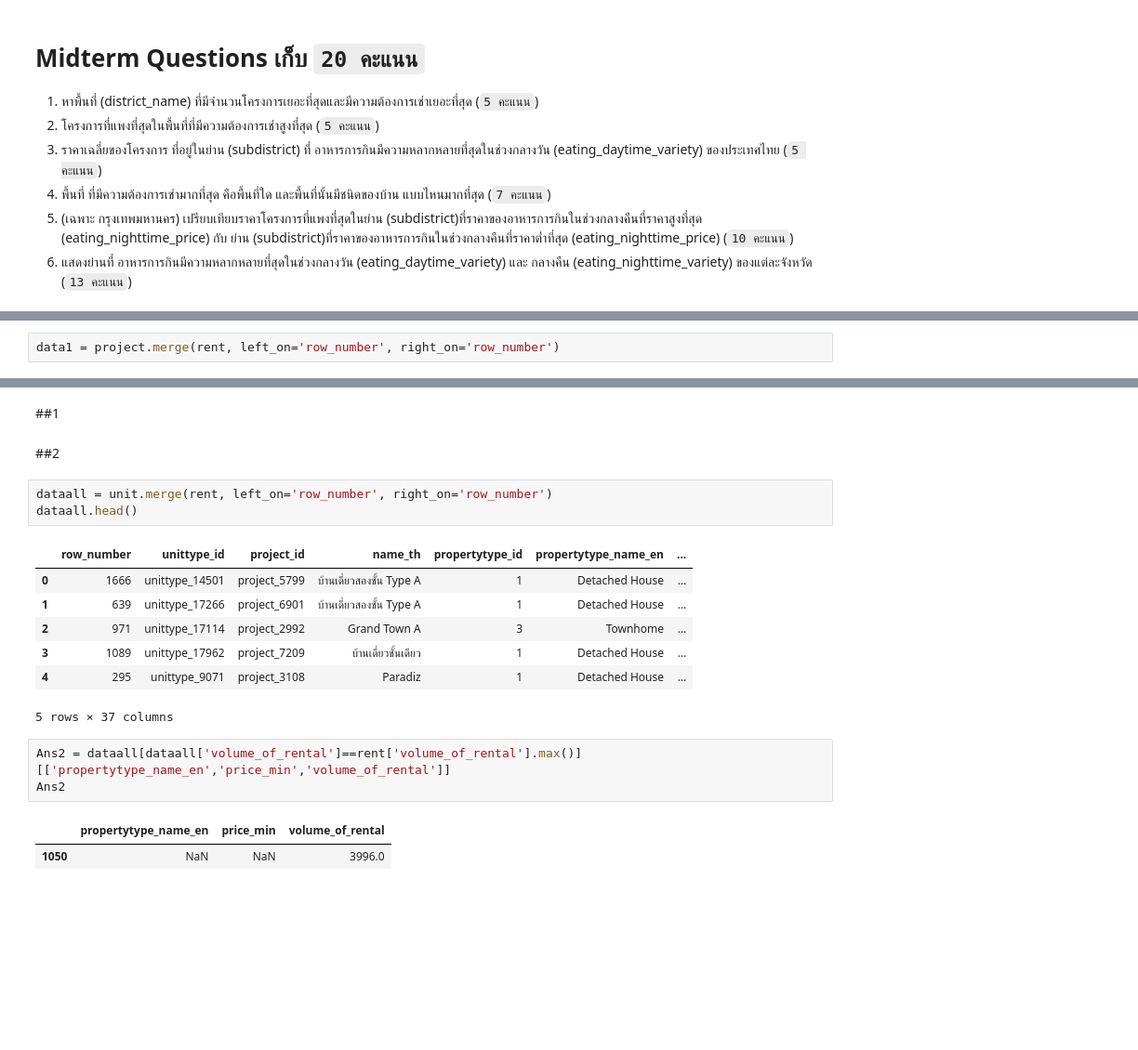
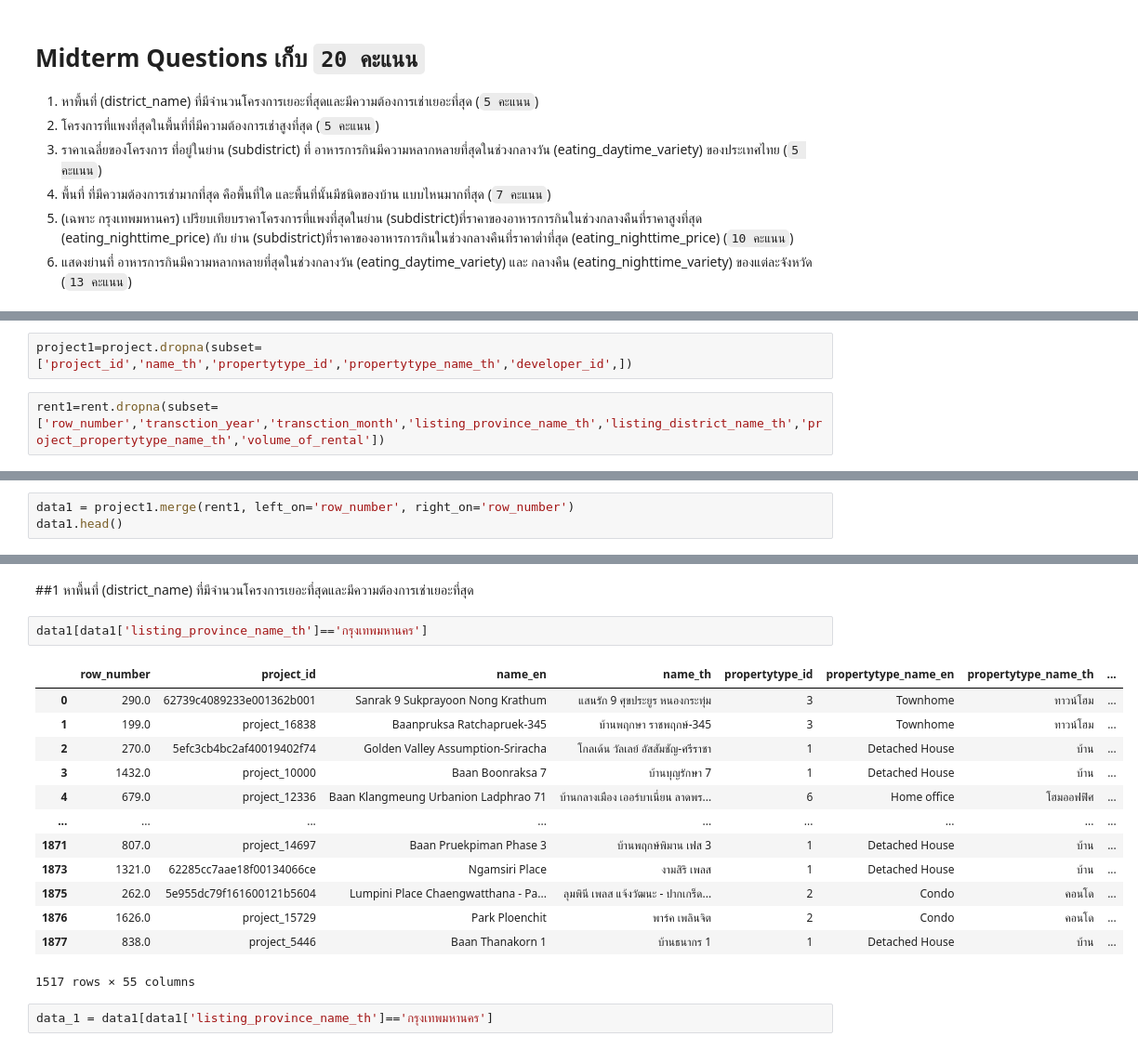
Before and after one commit to TungSoPon/BasicProg_DataViz65, a Jupyter notebook: midterm65.ipynb, the cells around one changed output, grey strips where cells are left out. Shown at 93% size. Cells and saved outputs as stored; diff of their text form; blank space fills up the shorter version.

```diff
--- a/midterm65.ipynb
+++ b/midterm65.ipynb
@@ -84,0 +87,4 @@ dataall = pd.concat([project,rent])
+# %%
+project1=project.dropna(subset=['project_id','name_th','propertytype_id','propertytype_name_th','developer_id',])
+# %%
+rent1=rent.dropna(subset=['row_number','transction_year','transction_month','listing_province_name_th','listing_district_name_th','project_propertytype_name_th','volume_of_rental'])
@@ -84,0 +93,3 @@ dataall = pd.concat([project,rent])
+# %%
+data1 = project1.merge(rent1, left_on='row_number', right_on='row_number')
+data1.head()
@@ -163,2 +141,0 @@ project.merge(rent, left_on='row_number', right_on='row_number')
-# %%
-data1 = project.merge(rent, left_on='row_number', right_on='row_number')
@@ -181,21 +142,20 @@ Name: name_en, Length: 1878, dtype: object
-# %% [markdown]
-##1
-# %% [markdown]
-##2
-# %%
-dataall = unit.merge(rent, left_on='row_number', right_on='row_number')
-dataall.head()
-# %% [output]
-|  | row_number | unittype_id | project_id | name_th | propertytype_id | propertytype_name_en | ... |
-| 0 | 1666 | unittype_14501 | project_5799 | บ้านเดี่ยวสองชั้น Type A | 1 | Detached House | ... |
-| 1 | 639 | unittype_17266 | project_6901 | บ้านเดี่ยวสองชั้น Type A | 1 | Detached House | ... |
-| 2 | 971 | unittype_17114 | project_2992 | Grand Town A | 3 | Townhome | ... |
-| 3 | 1089 | unittype_17962 | project_7209 | บ้านเดี่ยวชั้นเดียว | 1 | Detached House | ... |
-| 4 | 295 | unittype_9071 | project_3108 | Paradiz | 1 | Detached House | ... |
-5 rows × 37 columns
-# %%
-Ans2 = dataall[dataall['volume_of_rental']==rent['volume_of_rental'].max()][['propertytype_name_en','price_min','volume_of_rental']]
-Ans2
-# %% [output]
-|  | propertytype_name_en | price_min | volume_of_rental |
-| 1050 | NaN | NaN | 3996.0 |
+# %% [markdown]
+##1 หาพื้นที่ (district_name) ที่มีจำนวนโครงการเยอะที่สุดและมีความต้องการเช่าเยอะที่สุด
+# %%
+data1[data1['listing_province_name_th']=='กรุงเทพมหานคร']
+# %% [output]
+|  | row_number | project_id | name_en | name_th | propertytype_id | propertytype_name_en | propertytype_name_th | ... |
+| 0 | 290.0 | 62739c4089233e001362b001 | Sanrak 9 Sukprayoon Nong Krathum | แสนรัก 9 ศุขประยูร หนองกระทุ่ม | 3 | Townhome | ทาวน์โฮม | ... |
+| 1 | 199.0 | project_16838 | Baanpruksa Ratchapruek-345 | บ้านพฤกษา ราชพฤกษ์-345 | 3 | Townhome | ทาวน์โฮม | ... |
+| 2 | 270.0 | 5efc3cb4bc2af40019402f74 | Golden Valley Assumption-Sriracha | โกลเด้น วัลเลย์ อัสสัมชัญ-ศรีราชา | 1 | Detached House | บ้าน | ... |
+| 3 | 1432.0 | project_10000 | Baan Boonraksa 7 | บ้านบุญรักษา 7 | 1 | Detached House | บ้าน | ... |
+| 4 | 679.0 | project_12336 | Baan Klangmeung Urbanion Ladphrao 71 | บ้านกลางเมือง เออร์บาเนี่ยน ลาดพร... | 6 | Home office | โฮมออฟฟิศ | ... |
+| ... | ... | ... | ... | ... | ... | ... | ... | ... |
+| 1871 | 807.0 | project_14697 | Baan Pruekpiman Phase 3 | บ้านพฤกษ์พิมาน เฟส 3 | 1 | Detached House | บ้าน | ... |
+| 1873 | 1321.0 | 62285cc7aae18f00134066ce | Ngamsiri Place | งามสิริ เพลส | 1 | Detached House | บ้าน | ... |
+| 1875 | 262.0 | 5e955dc79f161600121b5604 | Lumpini Place Chaengwatthana - Pa... | ลุมพินี เพลส แจ้งวัฒนะ - ปากเกร็ด... | 2 | Condo | คอนโด | ... |
+| 1876 | 1626.0 | project_15729 | Park Ploenchit | พาร์ค เพลินจิต | 2 | Condo | คอนโด | ... |
+| 1877 | 838.0 | project_5446 | Baan Thanakorn 1 | บ้านธนากร 1 | 1 | Detached House | บ้าน | ... |
+1517 rows × 55 columns
+# %%
+data_1 = data1[data1['listing_province_name_th']=='กรุงเทพมหานคร']
```
Also changed, not shown: parts of 22 cells of this notebook.
